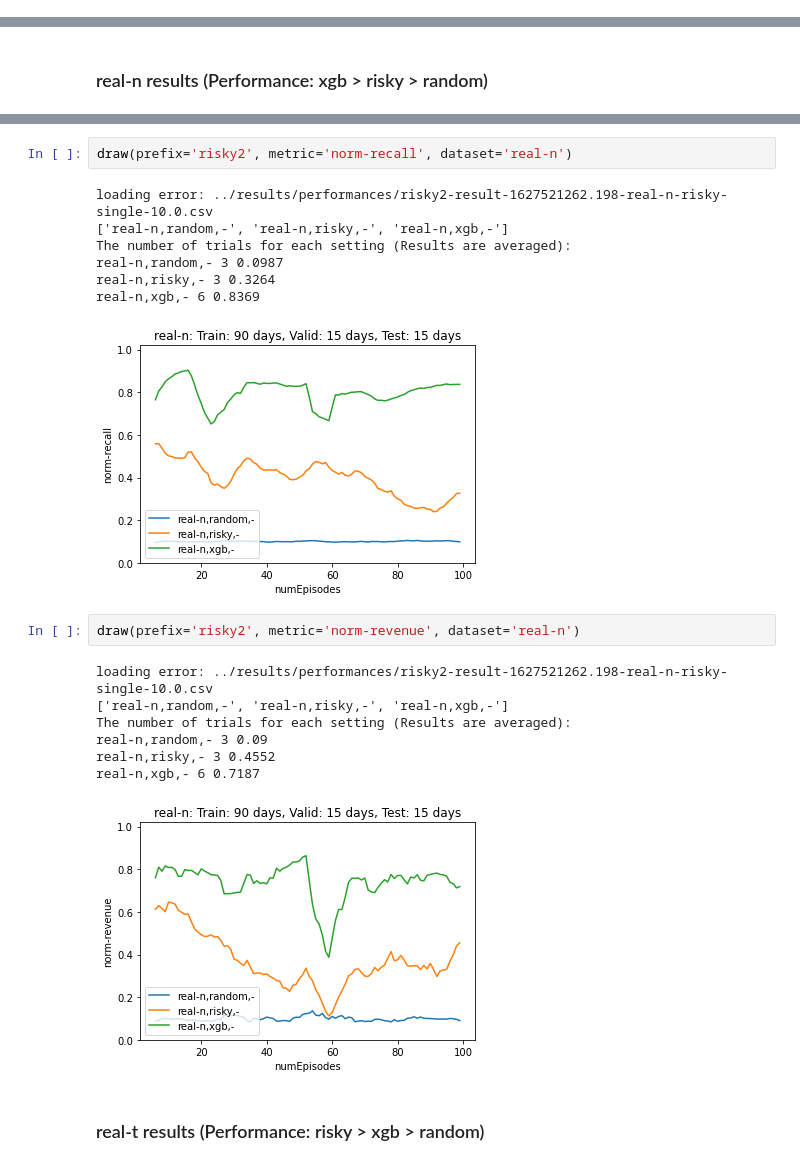
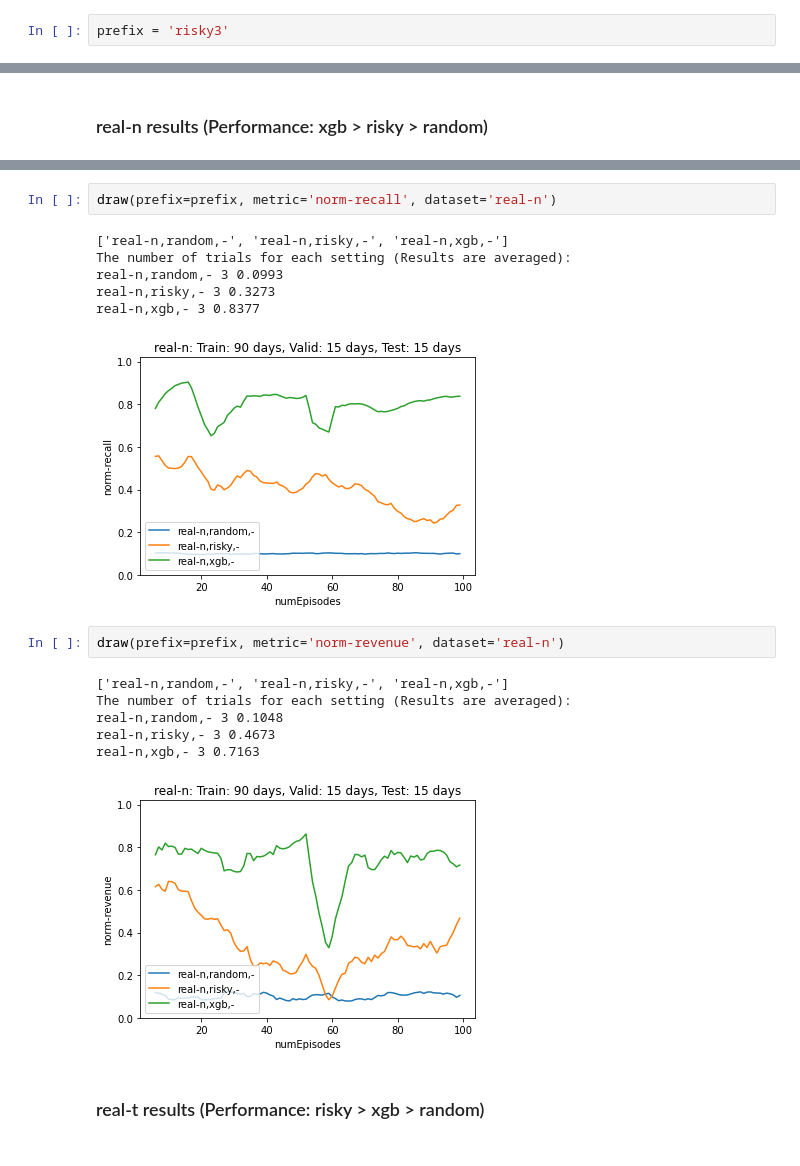
Before and after one commit to Seondong/Customs-Fraud-Detection, a Jupyter notebook: analysis/analysis-risky.ipynb, the cells around one changed output, grey strips where cells are left out. Drawn from its saved outputs; the diff is of its cells as text.

```diff
--- a/analysis/analysis-risky.ipynb
+++ b/analysis/analysis-risky.ipynb
@@ -92,4 +92,6 @@ def draw(prefix, metric, dataset):
     plt.close()
 # %% [markdown]
 ### Synthetic results (Performance: risky > xgb > random)
+# %%
+prefix = 'risky3'
 # %%
@@ -233,23 +222,21 @@ real-n,xgb,- 6 0.8369
 # %%
-draw(prefix='risky2', metric='norm-recall', dataset='real-n')
+draw(prefix=prefix, metric='norm-recall', dataset='real-n')
 # %% [output]
-loading error: ../results/performances/risky2-result-1627521262.198-real-n-risky-single-10.0.csv
 ['real-n,random,-', 'real-n,risky,-', 'real-n,xgb,-']
 The number of trials for each setting (Results are averaged):
-real-n,random,- 3 0.0987
-real-n,risky,- 3 0.3264
-real-n,xgb,- 6 0.8369
+real-n,random,- 3 0.0993
+real-n,risky,- 3 0.3273
+real-n,xgb,- 3 0.8377
-[figure, old version]
+[figure, new version]
 # %%
-draw(prefix='risky2', metric='norm-revenue', dataset='real-n')
+draw(prefix=prefix, metric='norm-revenue', dataset='real-n')
 # %% [output]
-loading error: ../results/performances/risky2-result-1627521262.198-real-n-risky-single-10.0.csv
 ['real-n,random,-', 'real-n,risky,-', 'real-n,xgb,-']
 The number of trials for each setting (Results are averaged):
-real-n,random,- 3 0.09
-real-n,risky,- 3 0.4552
-real-n,xgb,- 6 0.7187
+real-n,random,- 3 0.1048
+real-n,risky,- 3 0.4673
+real-n,xgb,- 3 0.7163
-[figure, old version]
+[figure, new version]
 # %% [markdown]
 ### real-t results (Performance: risky > xgb > random)
 # %%
```
Also changed, not shown: parts of 17 cells of this notebook, 30 other files.
